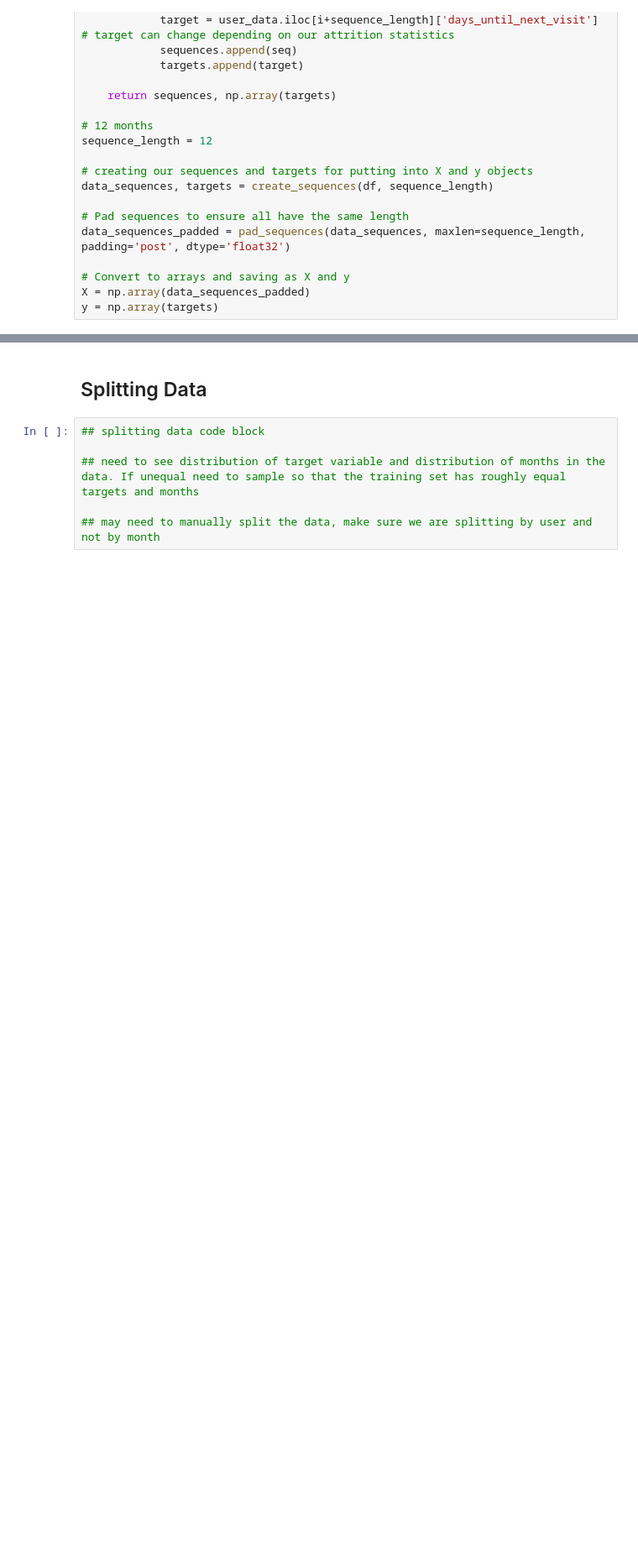
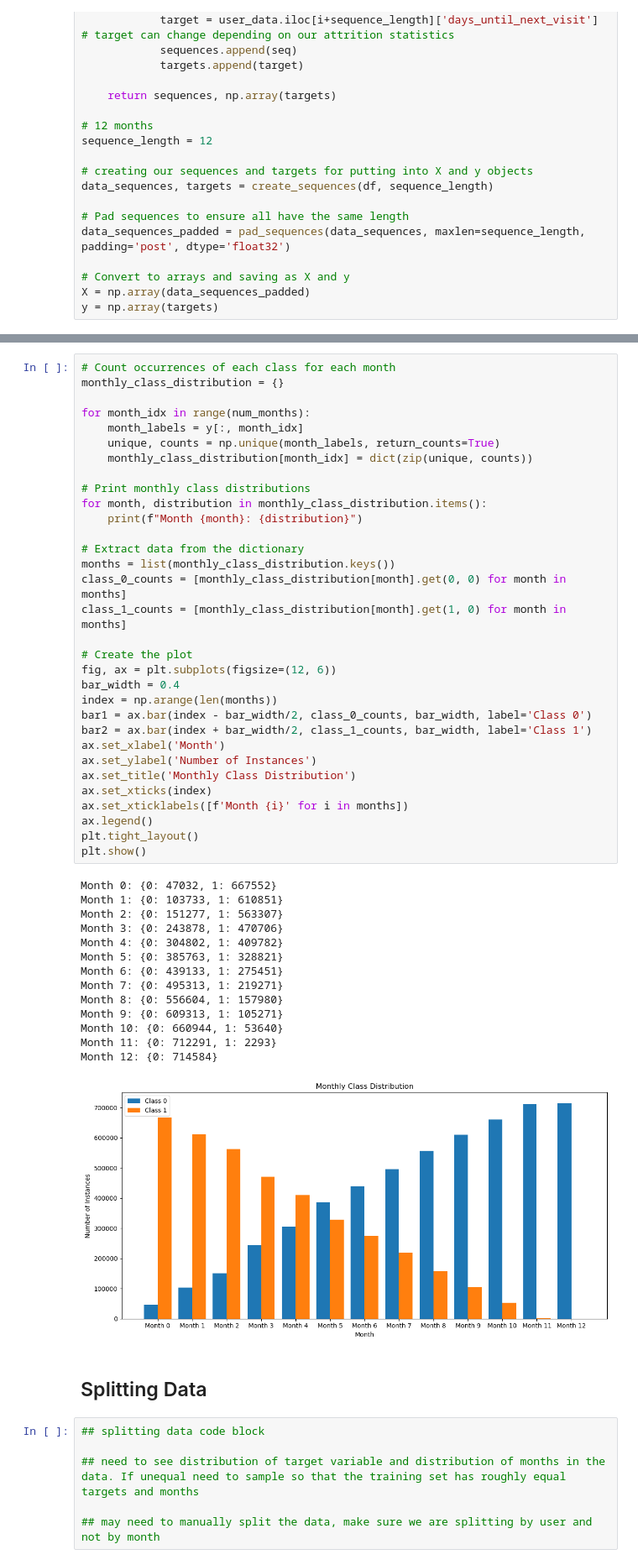
Before and after one commit to Mossd-2/DATASCI-207-Applied-Machine-Learning, a Jupyter notebook: project_notebook.ipynb, the cells around one changed output, grey strips where cells are left out. Shown at 84% size. Drawn from its saved outputs; the diff is of its cells as text; blank space fills up the shorter version.

```diff
--- a/project_notebook.ipynb
+++ b/project_notebook.ipynb
@@ -438,3 +477,50 @@ y = np.array(targets)
+# %%
+# Count occurrences of each class for each month
+monthly_class_distribution = {}
+
+for month_idx in range(num_months):
+    month_labels = y[:, month_idx]
+    unique, counts = np.unique(month_labels, return_counts=True)
+    monthly_class_distribution[month_idx] = dict(zip(unique, counts))
+
+# Print monthly class distributions
+for month, distribution in monthly_class_distribution.items():
+    print(f"Month {month}: {distribution}")
+
+# Extract data from the dictionary
+months = list(monthly_class_distribution.keys())
+class_0_counts = [monthly_class_distribution[month].get(0, 0) for month in months]
+class_1_counts = [monthly_class_distribution[month].get(1, 0) for month in months]
+
+# Create the plot
+fig, ax = plt.subplots(figsize=(12, 6))
+bar_width = 0.4
+index = np.arange(len(months))
+bar1 = ax.bar(index - bar_width/2, class_0_counts, bar_width, label='Class 0')
+bar2 = ax.bar(index + bar_width/2, class_1_counts, bar_width, label='Class 1')
+ax.set_xlabel('Month')
+ax.set_ylabel('Number of Instances')
+ax.set_title('Monthly Class Distribution')
+ax.set_xticks(index)
+ax.set_xticklabels([f'Month {i}' for i in months])
+ax.legend()
+plt.tight_layout()
+plt.show()
+# %% [output]
+Month 0: {0: 47032, 1: 667552}
+Month 1: {0: 103733, 1: 610851}
+Month 2: {0: 151277, 1: 563307}
+Month 3: {0: 243878, 1: 470706}
+Month 4: {0: 304802, 1: 409782}
+Month 5: {0: 385763, 1: 328821}
+Month 6: {0: 439133, 1: 275451}
+Month 7: {0: 495313, 1: 219271}
+Month 8: {0: 556604, 1: 157980}
+Month 9: {0: 609313, 1: 105271}
+Month 10: {0: 660944, 1: 53640}
+Month 11: {0: 712291, 1: 2293}
+Month 12: {0: 714584}
+[figure, added]
 # %% [markdown]
 ## Splitting Data
 # %%
```
Also changed, not shown: parts of 6 cells of this notebook.
